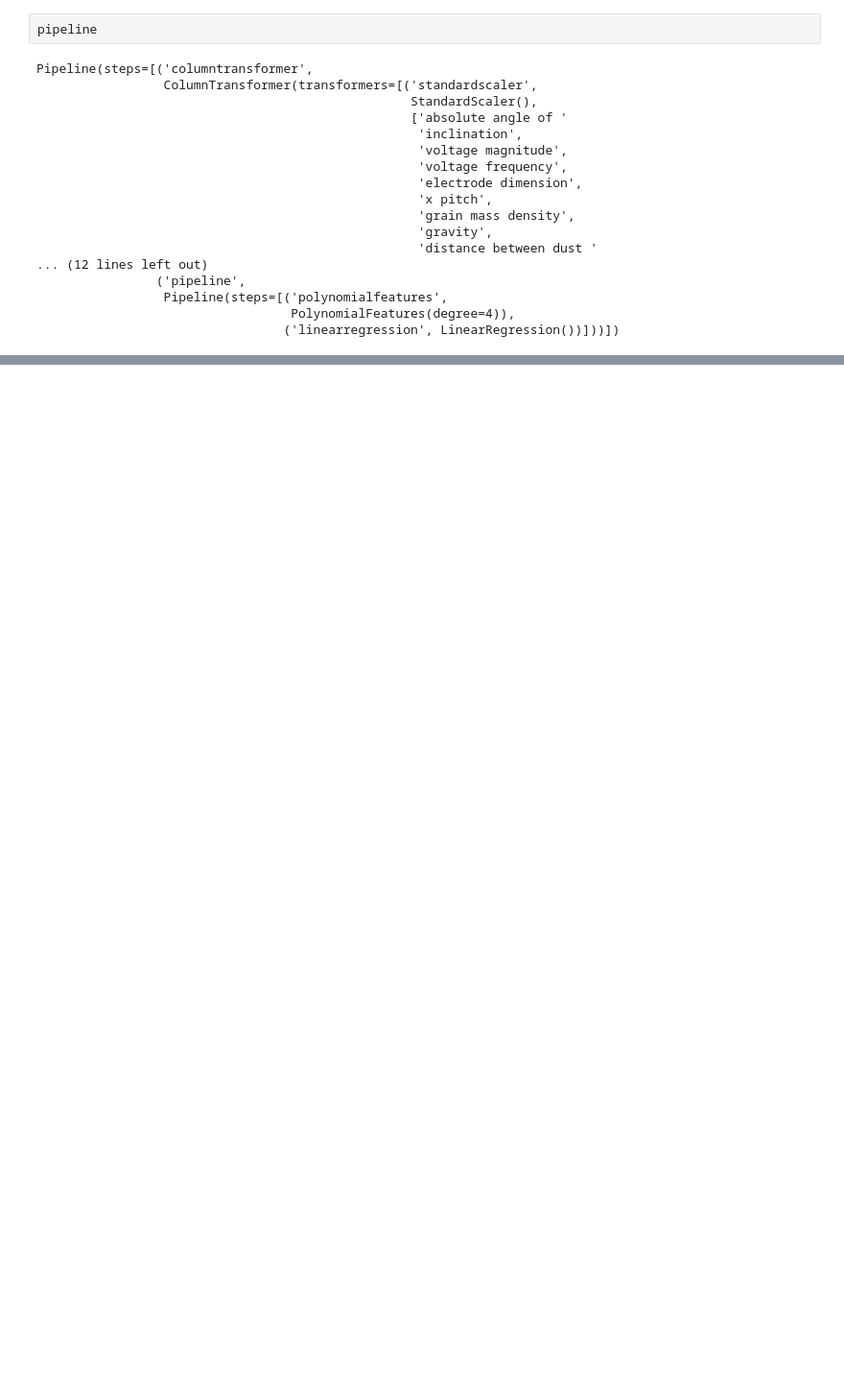
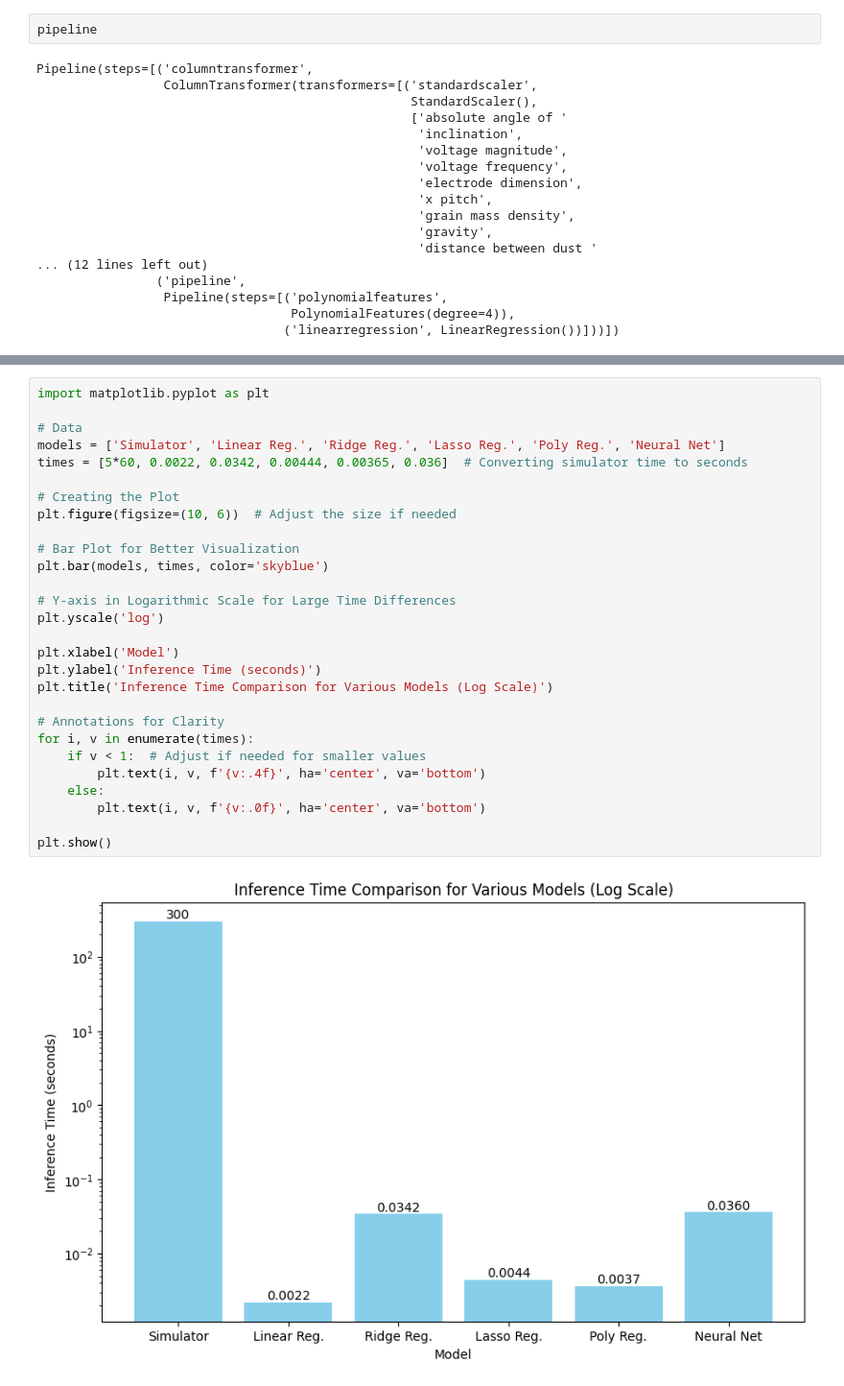
Before and after one commit to Kalpit-Vadnerkar/DL-GPU-Electrostatic-Sieve, a Jupyter notebook: Data_Processing.ipynb, the cells around one changed output, grey strips where cells are left out. Shown at 96% size. Cells and saved outputs as stored; diff of their text form; blank space fills up the shorter version.

```diff
--- a/Data_Processing.ipynb
+++ b/Data_Processing.ipynb
@@ -256,0 +297,30 @@ Pipeline(steps=[('columntransformer',
+# %%
+import matplotlib.pyplot as plt
+
+# Data
+models = ['Simulator', 'Linear Reg.', 'Ridge Reg.', 'Lasso Reg.', 'Poly Reg.', 'Neural Net']
+times = [5*60, 0.0022, 0.0342, 0.00444, 0.00365, 0.036]  # Converting simulator time to seconds
+
+# Creating the Plot
+plt.figure(figsize=(10, 6))  # Adjust the size if needed
+
+# Bar Plot for Better Visualization
+plt.bar(models, times, color='skyblue')
+
+# Y-axis in Logarithmic Scale for Large Time Differences
+plt.yscale('log')
+
+plt.xlabel('Model')
+plt.ylabel('Inference Time (seconds)')
+plt.title('Inference Time Comparison for Various Models (Log Scale)')
+
+# Annotations for Clarity
+for i, v in enumerate(times):
+    if v < 1:  # Adjust if needed for smaller values
+        plt.text(i, v, f'{v:.4f}', ha='center', va='bottom')
+    else:
+        plt.text(i, v, f'{v:.0f}', ha='center', va='bottom')
+
+plt.show()
+# %% [output]
+[figure, added]
```
Also changed, not shown: parts of 5 cells of this notebook, 4 other files.
